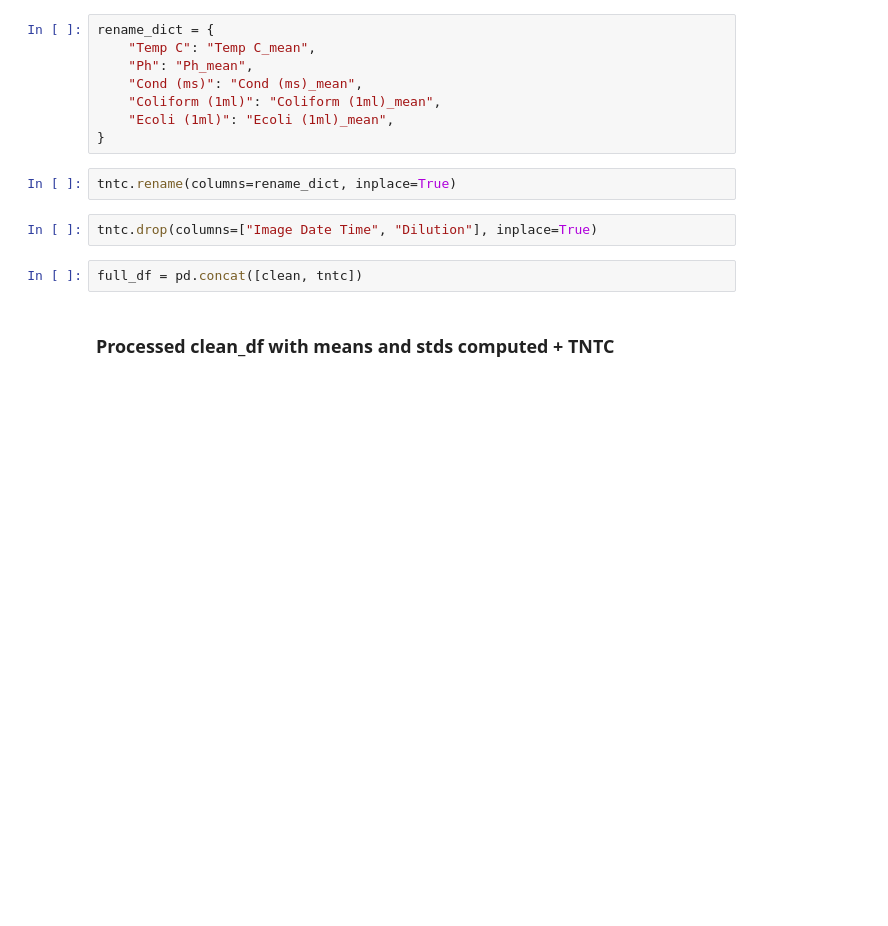
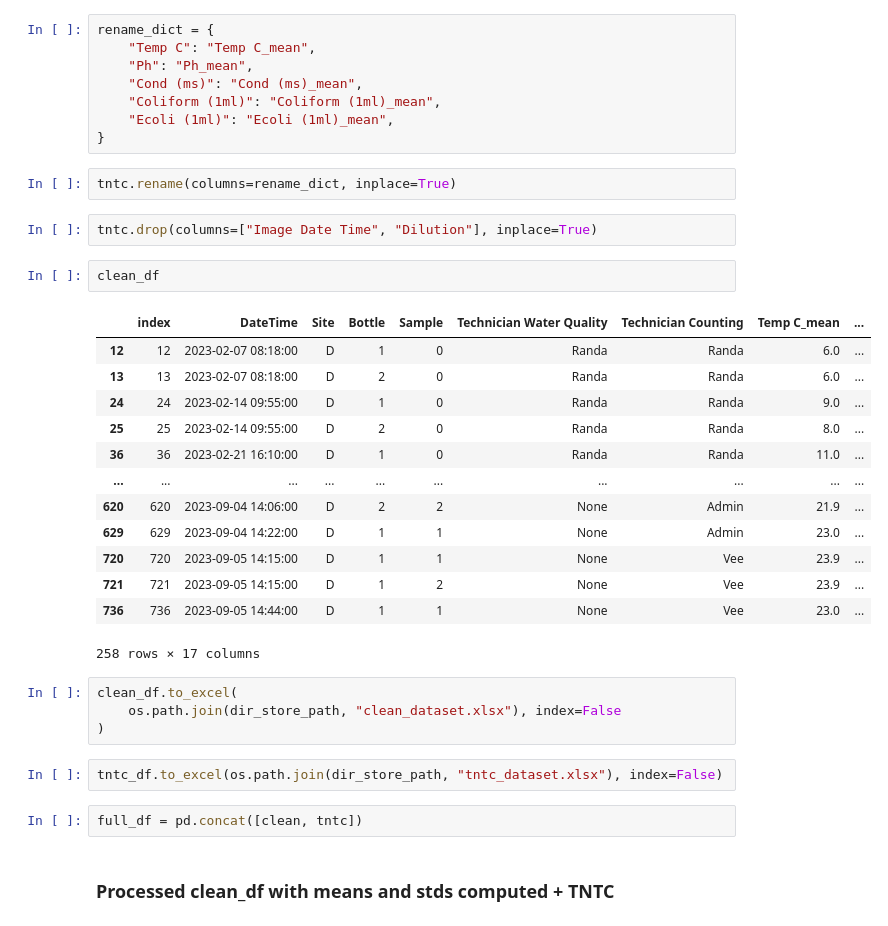
Before and after one commit to MassimilianoArca/Thames-Ecoli, a Jupyter notebook: thames/data_analysis/ecoli_coliform.ipynb, the cells around one changed output. Cells and saved outputs as stored; diff of their text form; blank space fills up the shorter version.

Commit message:
add more features to dataset wip

```diff
--- a/thames/data_analysis/ecoli_coliform.ipynb
+++ b/thames/data_analysis/ecoli_coliform.ipynb
@@ -832,6 +835,28 @@ rename_dict = {
 tntc.rename(columns=rename_dict, inplace=True)
 # %%
 tntc.drop(columns=["Image Date Time", "Dilution"], inplace=True)
+# %%
+clean_df
+# %% [output]
+|  | index | DateTime | Site | Bottle | Sample | Technician Water Quality | Technician Counting | Temp C_mean | ... |
+| 12 | 12 | 2023-02-07 08:18:00 | D | 1 | 0 | Randa | Randa | 6.0 | ... |
+| 13 | 13 | 2023-02-07 08:18:00 | D | 2 | 0 | Randa | Randa | 6.0 | ... |
+| 24 | 24 | 2023-02-14 09:55:00 | D | 1 | 0 | Randa | Randa | 9.0 | ... |
+| 25 | 25 | 2023-02-14 09:55:00 | D | 2 | 0 | Randa | Randa | 8.0 | ... |
+| 36 | 36 | 2023-02-21 16:10:00 | D | 1 | 0 | Randa | Randa | 11.0 | ... |
+| ... | ... | ... | ... | ... | ... | ... | ... | ... | ... |
+| 620 | 620 | 2023-09-04 14:06:00 | D | 2 | 2 | None | Admin | 21.9 | ... |
+| 629 | 629 | 2023-09-04 14:22:00 | D | 1 | 1 | None | Admin | 23.0 | ... |
+| 720 | 720 | 2023-09-05 14:15:00 | D | 1 | 1 | None | Vee | 23.9 | ... |
+| 721 | 721 | 2023-09-05 14:15:00 | D | 1 | 2 | None | Vee | 23.9 | ... |
+| 736 | 736 | 2023-09-05 14:44:00 | D | 1 | 1 | None | Vee | 23.0 | ... |
+258 rows × 17 columns
+# %%
+clean_df.to_excel(
+    os.path.join(dir_store_path, "clean_dataset.xlsx"), index=False
+)
+# %%
+tntc_df.to_excel(os.path.join(dir_store_path, "tntc_dataset.xlsx"), index=False)
 # %%
 full_df = pd.concat([clean, tntc])
 # %% [markdown]
```
Also changed, not shown: parts of 20 cells of this notebook, 8 other files.
